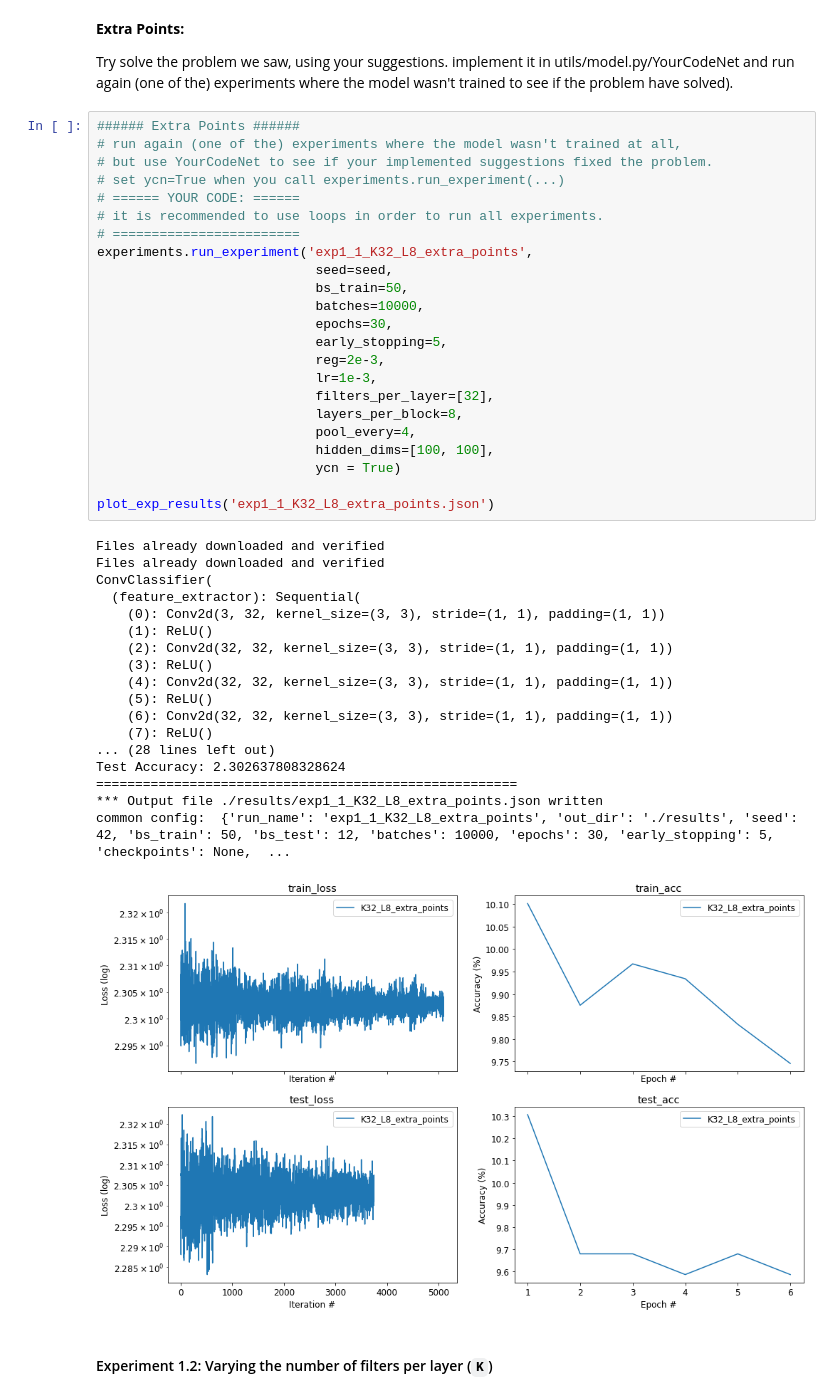
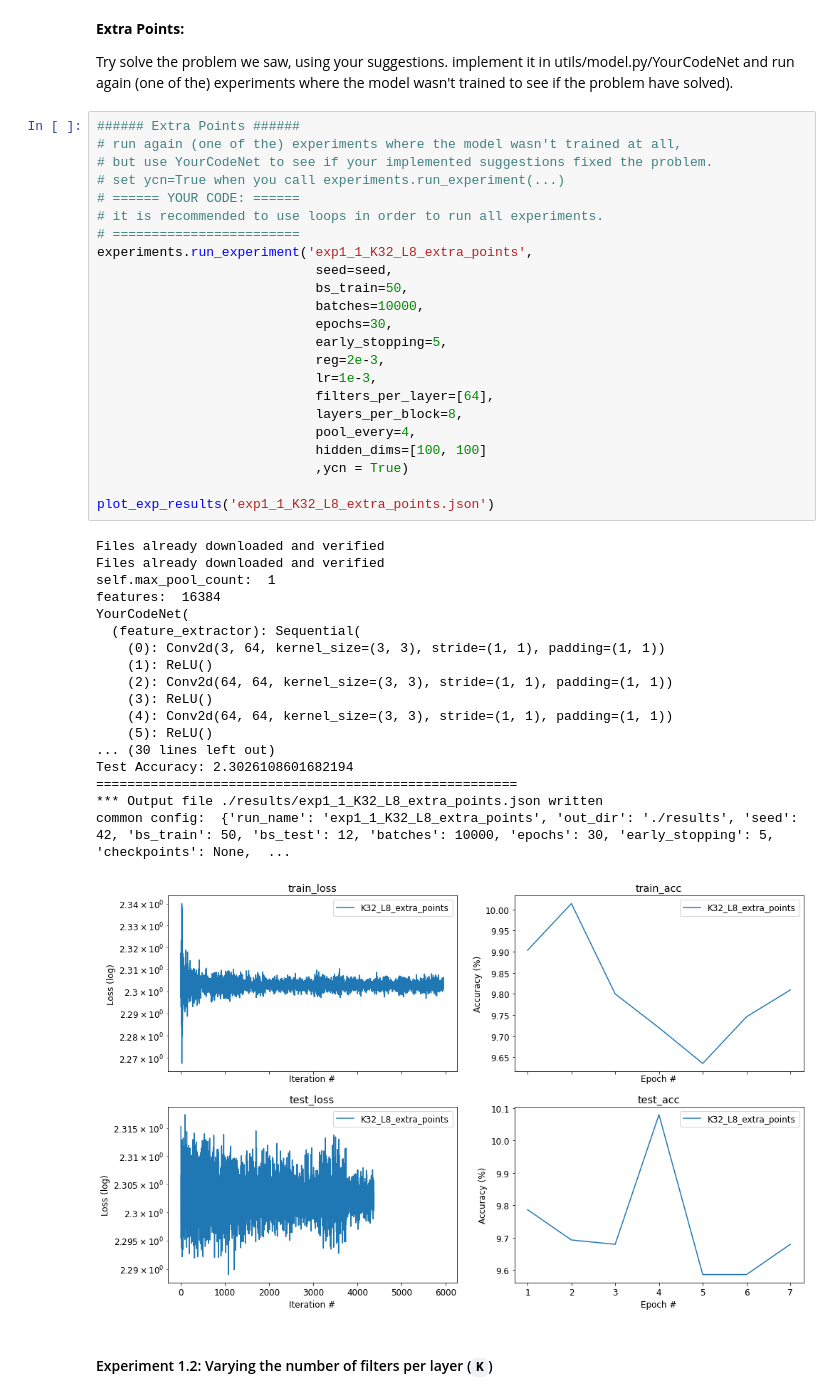
Before and after one commit to shlior7/DL-Assignment-2, a Jupyter notebook: CNN/CNNs_assignment.ipynb, the cells around one changed output. Cells and saved outputs as stored; diff of their text form.

```diff
--- a/CNN/CNNs_assignment.ipynb
+++ b/CNN/CNNs_assignment.ipynb
@@ -418,45 +418,45 @@ Try solve the problem we saw, using your suggestions. implement it in utils/mode
 # %%
 ###### Extra Points ######
 # run again (one of the) experiments where the model wasn't trained at all,
 # but use YourCodeNet to see if your implemented suggestions fixed the problem.
 # set ycn=True when you call experiments.run_experiment(...)
 # ====== YOUR CODE: ======
 # it is recommended to use loops in order to run all experiments.
 # ========================
 experiments.run_experiment('exp1_1_K32_L8_extra_points',
                             seed=seed,
                             bs_train=50,
                             batches=10000,
                             epochs=30,
                             early_stopping=5,
                             reg=2e-3,
                             lr=1e-3,
-                            filters_per_layer=[32],
+                            filters_per_layer=[64],
                             layers_per_block=8,
                             pool_every=4,
-                            hidden_dims=[100, 100],
-                            ycn = True)
+                            hidden_dims=[100, 100]
+                            ,ycn = True)
 
 plot_exp_results('exp1_1_K32_L8_extra_points.json')
 # %% [output]
 Files already downloaded and verified
 Files already downloaded and verified
-ConvClassifier(
+self.max_pool_count:  1
+features:  16384
+YourCodeNet(
   (feature_extractor): Sequential(
-    (0): Conv2d(3, 32, kernel_size=(3, 3), stride=(1, 1), padding=(1, 1))
+    (0): Conv2d(3, 64, kernel_size=(3, 3), stride=(1, 1), padding=(1, 1))
     (1): ReLU()
-    (2): Conv2d(32, 32, kernel_size=(3, 3), stride=(1, 1), padding=(1, 1))
+    (2): Conv2d(64, 64, kernel_size=(3, 3), stride=(1, 1), padding=(1, 1))
     (3): ReLU()
-    (4): Conv2d(32, 32, kernel_size=(3, 3), stride=(1, 1), padding=(1, 1))
+    (4): Conv2d(64, 64, kernel_size=(3, 3), stride=(1, 1), padding=(1, 1))
     (5): ReLU()
-    (6): Conv2d(32, 32, kernel_size=(3, 3), stride=(1, 1), padding=(1, 1))
-    (7): ReLU()
-... (28 lines left out)
-Test Accuracy: 2.302637808328624
+... (30 lines left out)
+Test Accuracy: 2.3026108601682194
 ======================================================
 *** Output file ./results/exp1_1_K32_L8_extra_points.json written
 common config:  {'run_name': 'exp1_1_K32_L8_extra_points', 'out_dir': './results', 'seed': 42, 'bs_train': 50, 'bs_test': 12, 'batches': 10000, 'epochs': 30, 'early_stopping': 5, 'checkpoints': None,  ...
-[figure, old version]
+[figure, new version]
 # %% [markdown]
 #### Experiment 1.2: Varying the number of filters per layer (`K`)
 # %% [markdown]
```
Also changed, not shown: 3 other files.
